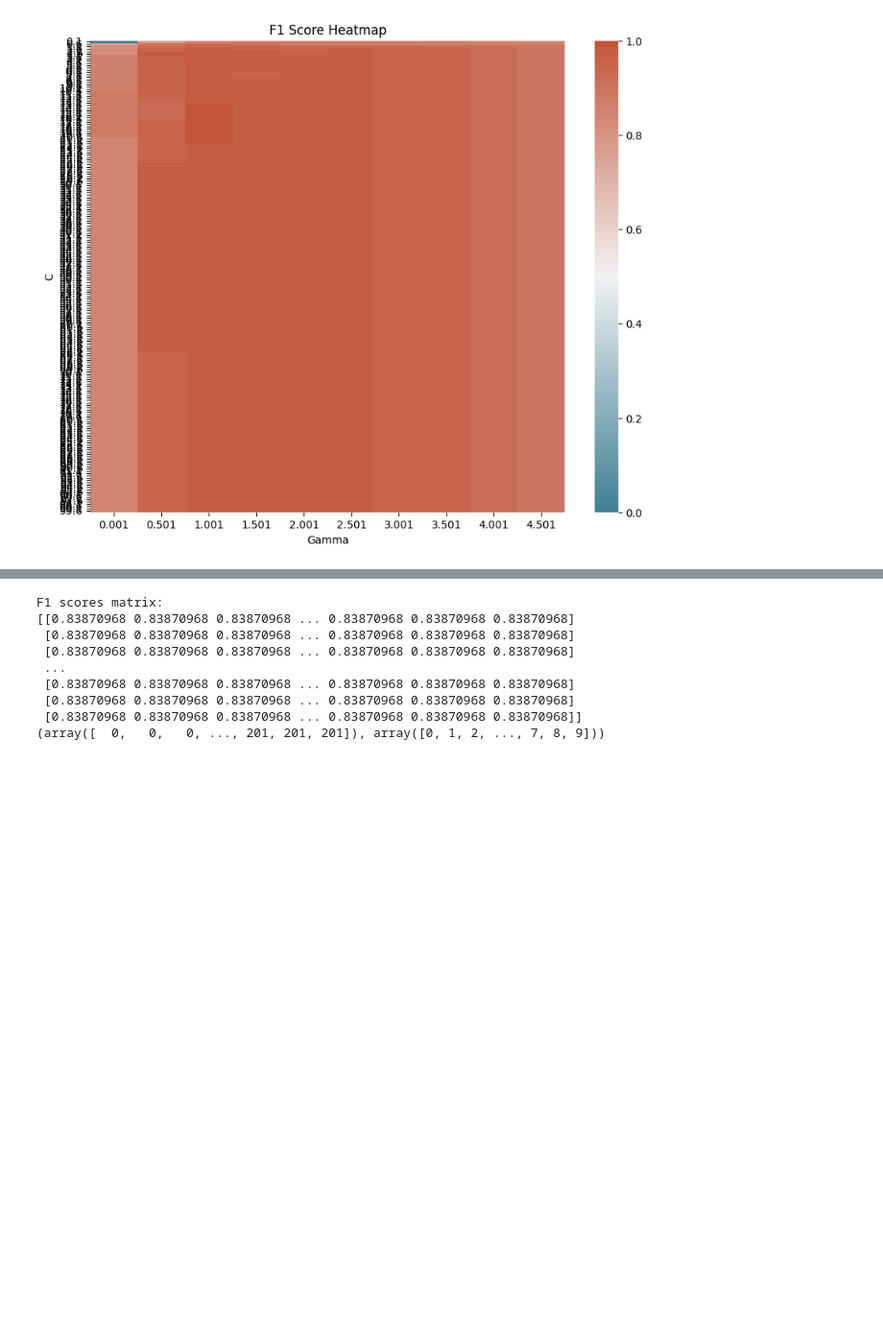
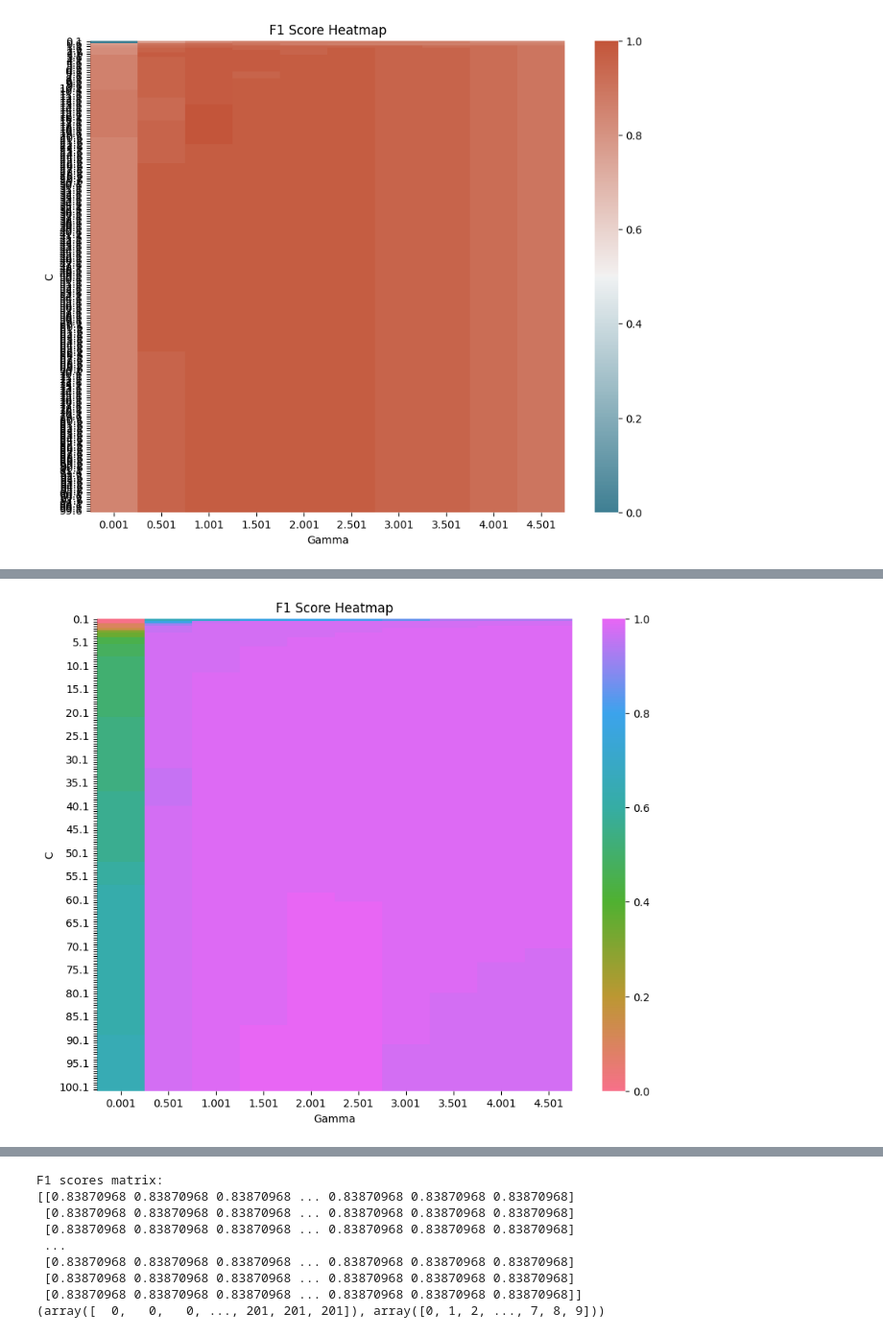
Before and after one commit to oCt-raiN/LPMO_python, a Jupyter notebook: Python_codes_old/SVM_model_itr1.ipynb, the cells around one changed output, grey strips where cells are left out. Shown at 96% size. Drawn from its saved outputs; the diff is of its cells as text; code cells hidden in the pictures; blank space fills up the shorter version.

```diff
--- a/Python_codes_old/SVM_model_itr1.ipynb
+++ b/Python_codes_old/SVM_model_itr1.ipynb
@@ -1034,3 +1034,75 @@ F1 scores matrix:
  [0.85106383 0.95238095 0.97560976 ... 0.95       0.92307692 0.89473684]
  [0.85106383 0.95238095 0.97560976 ... 0.95       0.92307692 0.89473684]]
 [figure]
+# %%
+import numpy as np
+import pandas as pd
+import matplotlib.pyplot as plt
+import seaborn as sns
+from sklearn.model_selection import train_test_split
+from sklearn.preprocessing import StandardScaler
+from sklearn.svm import SVC
+from sklearn.metrics import f1_score
+
+# Load the dataset from a CSV file (replace 'your_data.csv' with the name of your CSV file)
+data = pd.read_csv('/content/train_original_data_efs_0.2_0.7_100.csv')
+# Separate the features (X) and the target variable (y)
+X = data.iloc[:, :-1].values
+y = data.iloc[:, -1].values
+
+# Split the data into training and testing sets
+X_train, X_test, y_train, y_test = train_test_split(X, y, test_size=0.4, random_state=42)
+
+# Preprocess the data by standardizing the features
+scaler = StandardScaler()
+X_train_scaled = scaler.fit_transform(X_train)
+X_test_scaled = scaler.transform(X_test)
+
+# Define the range of C and gamma values to search
+C_values = np.arange(0.1, 101.1, 0.5)
+gamma_values = np.arange(0.001, 5.001, 0.5)
+
+# Initialize an empty matrix to store the F1 scores
+f1_scores = np.zeros((len(C_values), len(gamma_values)))
+
+# Iterate over the range of C and gamma values, train the SVM and calculate the F1 scores
+for i, C in enumerate(C_values):
+    for j, gamma in enumerate(gamma_values):
+        # Create the SVM classifier with an RBF kernel
+        svm_classifier = SVC(kernel='rbf', C=C, gamma=gamma)
+
+        # Train the classifier
+        svm_classifier.fit(X_train_scaled, y_train)
+
+        # Make predictions on the test set
+        y_pred = svm_classifier.predict(X_test_scaled)
+
+        # Calculate the F1 score
+        f1 = f1_score(y_test, y_pred)
+
+        # Store the F1 score in the matrix
+        f1_scores[i, j] = f1
+
+# Print the F1 scores matrix
+print("F1 scores matrix:")
+print(f1_scores)
+
+indices = np.where(f1_scores == f1_scores.max())
+print(indices)
+
+# Create a colorblind-friendly multi-color palette
+multicolor_palette = sns.color_palette("husl", 6)
+multicolor_cmap = sns.blend_palette(multicolor_palette, as_cmap=True)
+
+# Determine the y-axis tick labels
+yticklabels = [str(c) if i % 10 == 0 else '' for i, c in enumerate(C_values)]
+
+
+# Create a heatmap of the F1 scores using the multi-color palette
+plt.figure(figsize=(10, 8))
+sns.heatmap(f1_scores, annot=False, fmt=".3f", xticklabels=gamma_values, yticklabels=yticklabels, cmap=multicolor_cmap)
+plt.xlabel("Gamma")
+plt.ylabel("C")
+plt.title("F1 Score Heatmap")
+plt.show()
+# %% [output]
@@ -1036,0 +1126 @@ F1 scores matrix:
+[figure, added]
```
Also changed, not shown: parts of 9 cells of this notebook.
